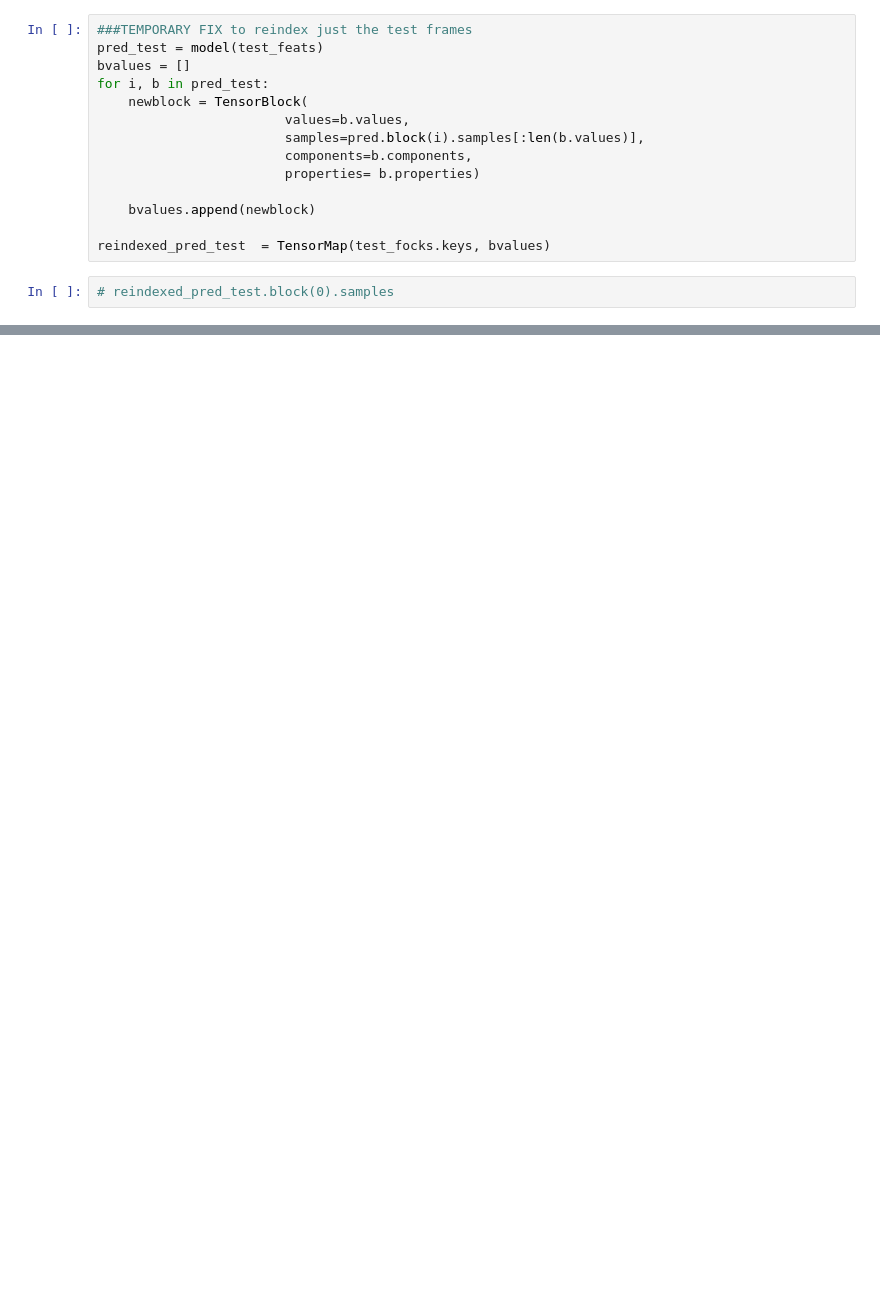
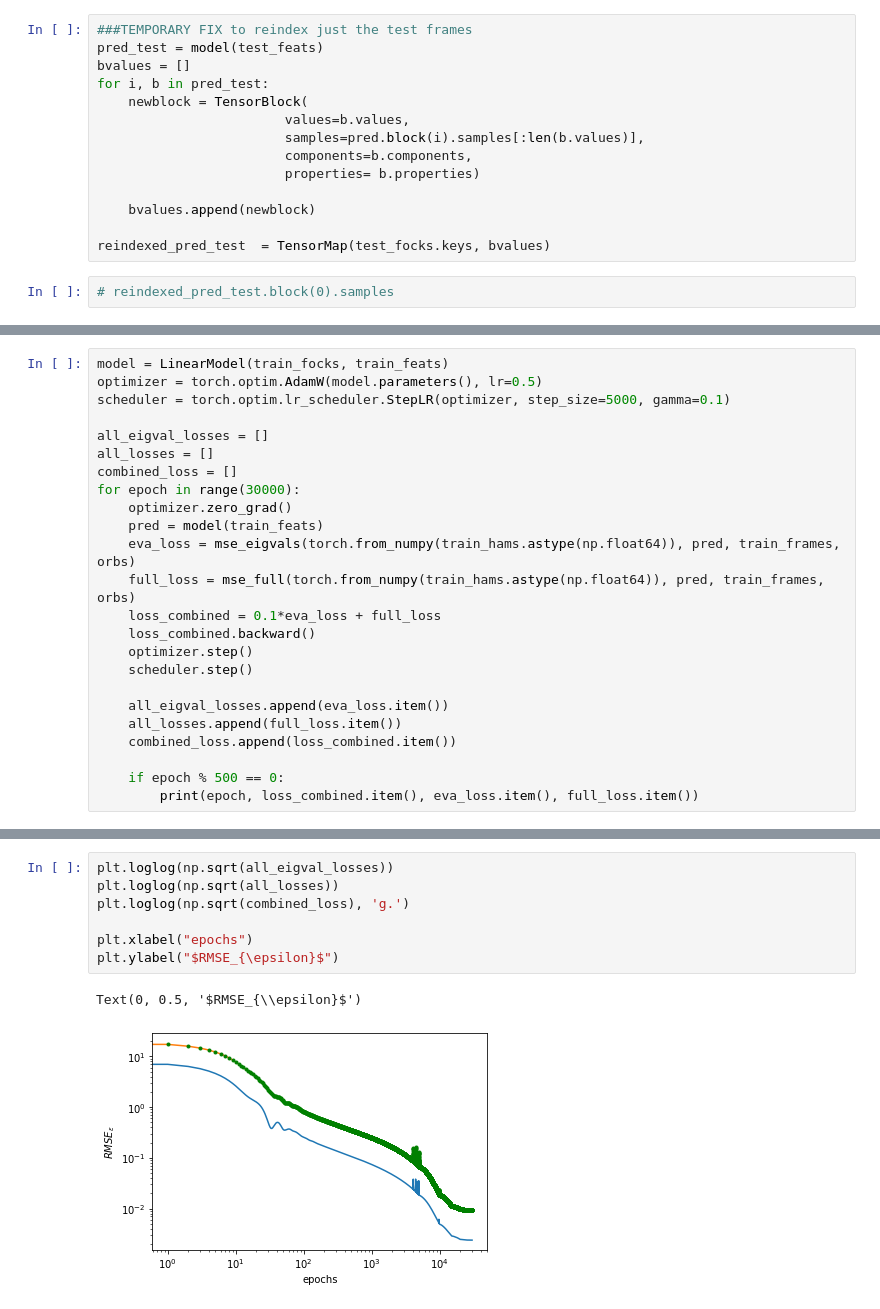
Before and after one commit to lab-cosmo/equistore-examples, a Jupyter notebook: equistore-pytorch/pytorch_model.ipynb, the cells around one changed output, grey strips where cells are left out. Drawn from its saved outputs; the diff is of its cells as text; blank space fills up the shorter version.

```diff
--- a/equistore-pytorch/pytorch_model.ipynb
+++ b/equistore-pytorch/pytorch_model.ipynb
@@ -404,0 +390,24 @@ tensor(0.0014, grad_fn=<SqrtBackward0>) eV rmse on TEST eigen prediction
+# %%
+model = LinearModel(train_focks, train_feats)
+optimizer = torch.optim.AdamW(model.parameters(), lr=0.5)
+scheduler = torch.optim.lr_scheduler.StepLR(optimizer, step_size=5000, gamma=0.1)
+
+all_eigval_losses = []
+all_losses = []
+combined_loss = []
+for epoch in range(30000):
+    optimizer.zero_grad()
+    pred = model(train_feats)
+    eva_loss = mse_eigvals(torch.from_numpy(train_hams.astype(np.float64)), pred, train_frames, orbs)
+    full_loss = mse_full(torch.from_numpy(train_hams.astype(np.float64)), pred, train_frames, orbs)
+    loss_combined = 0.1*eva_loss + full_loss
+    loss_combined.backward()
+    optimizer.step()
+    scheduler.step()
+
+    all_eigval_losses.append(eva_loss.item())
+    all_losses.append(full_loss.item())
+    combined_loss.append(loss_combined.item())
+
+    if epoch % 500 == 0:
+        print(epoch, loss_combined.item(), eva_loss.item(), full_loss.item())
@@ -404,0 +432,10 @@ tensor(0.0014, grad_fn=<SqrtBackward0>) eV rmse on TEST eigen prediction
+# %%
+plt.loglog(np.sqrt(all_eigval_losses))
+plt.loglog(np.sqrt(all_losses))
+plt.loglog(np.sqrt(combined_loss), 'g.')
+
+plt.xlabel("epochs")
+plt.ylabel("$RMSE_{\epsilon}$")
+# %% [output]
+Text(0, 0.5, '$RMSE_{\\epsilon}$')
+[figure, added]
```
Also changed, not shown: parts of 24 cells of this notebook, 1 other file.
